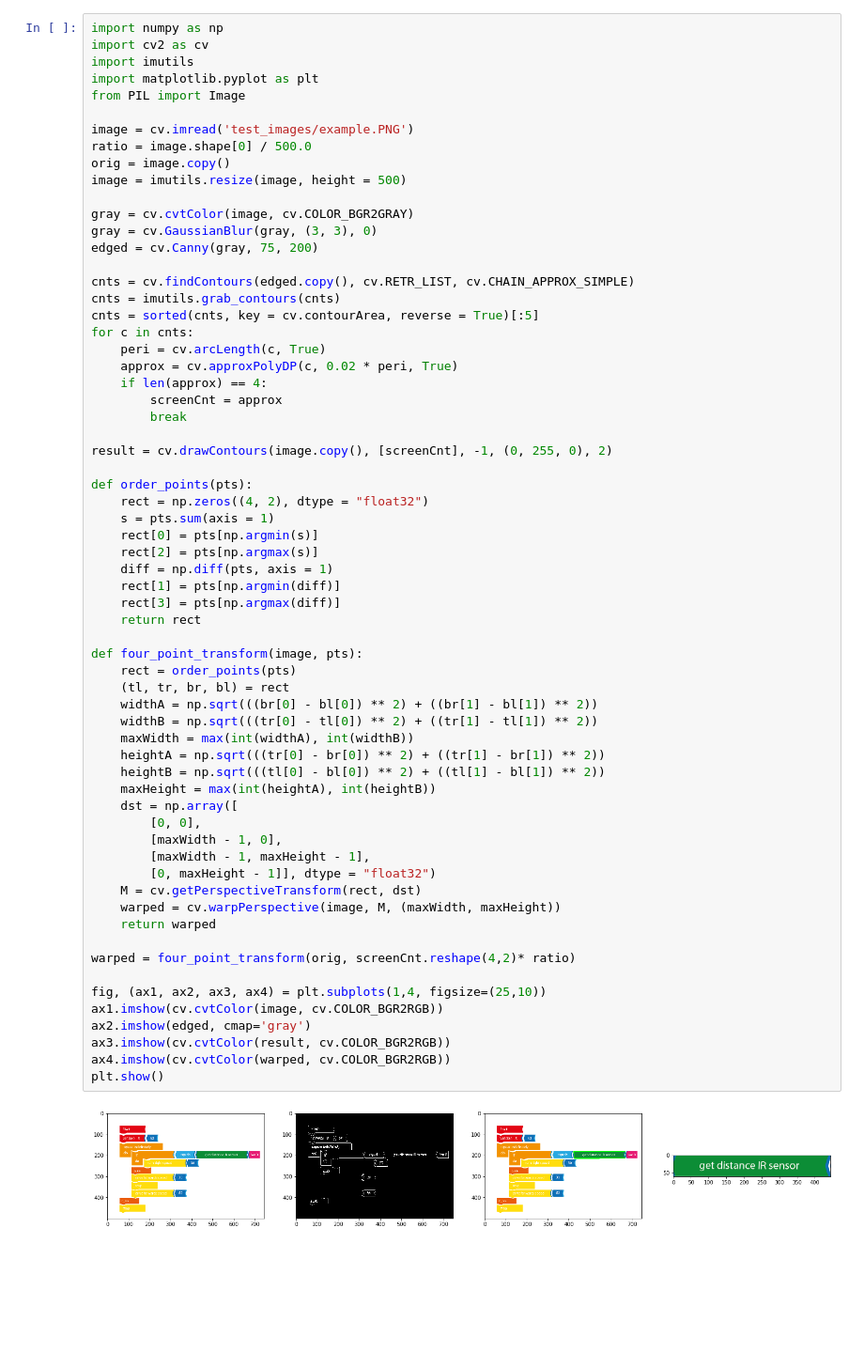
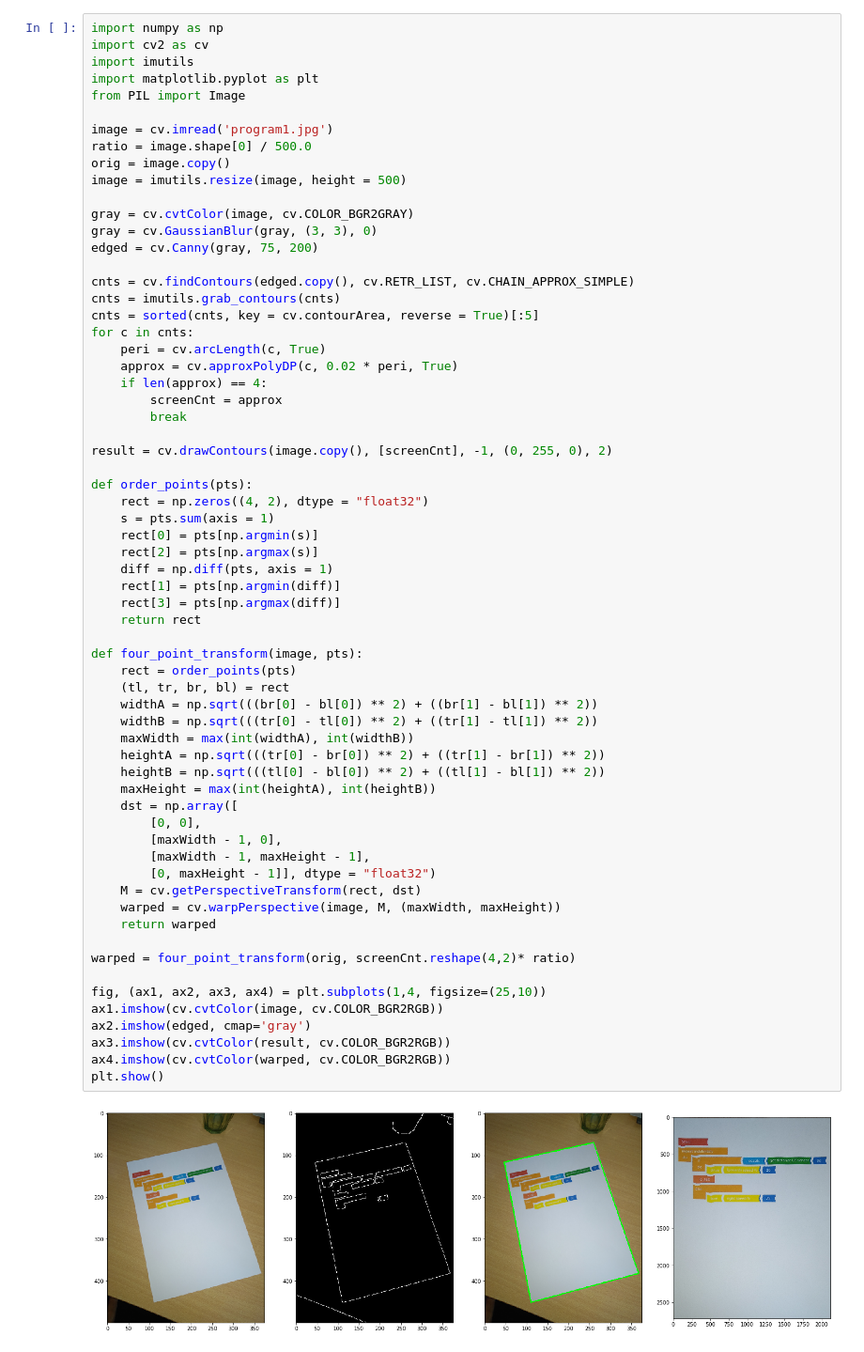
Before and after one commit to VasilisPoulos/tangibles-recognition, a Jupyter notebook: experimentation notebooks/perspective-transformation.ipynb, the cells around one changed output. Shown at 94% size. Cells and saved outputs as stored; diff of their text form; blank space fills up the shorter version.

```diff
--- a/experimentation notebooks/perspective-transformation.ipynb
+++ b/experimentation notebooks/perspective-transformation.ipynb
@@ -5,7 +5,7 @@ import imutils
 import matplotlib.pyplot as plt
 from PIL import Image
 
-image = cv.imread('test_images/example.PNG')
+image = cv.imread('program1.jpg')
 ratio = image.shape[0] / 500.0
 orig = image.copy()
 image = imutils.resize(image, height = 500)
@@ -36,31 +36,31 @@ def order_points(pts):
 	rect[3] = pts[np.argmax(diff)]
 	return rect
 
 def four_point_transform(image, pts):
 	rect = order_points(pts)
 	(tl, tr, br, bl) = rect
 	widthA = np.sqrt(((br[0] - bl[0]) ** 2) + ((br[1] - bl[1]) ** 2))
 	widthB = np.sqrt(((tr[0] - tl[0]) ** 2) + ((tr[1] - tl[1]) ** 2))
 	maxWidth = max(int(widthA), int(widthB))
 	heightA = np.sqrt(((tr[0] - br[0]) ** 2) + ((tr[1] - br[1]) ** 2))
 	heightB = np.sqrt(((tl[0] - bl[0]) ** 2) + ((tl[1] - bl[1]) ** 2))
 	maxHeight = max(int(heightA), int(heightB))
 	dst = np.array([
 		[0, 0],
 		[maxWidth - 1, 0],
 		[maxWidth - 1, maxHeight - 1],
 		[0, maxHeight - 1]], dtype = "float32")
 	M = cv.getPerspectiveTransform(rect, dst)
 	warped = cv.warpPerspective(image, M, (maxWidth, maxHeight))
 	return warped
 
 warped = four_point_transform(orig, screenCnt.reshape(4,2)* ratio)
 
 fig, (ax1, ax2, ax3, ax4) = plt.subplots(1,4, figsize=(25,10))
 ax1.imshow(cv.cvtColor(image, cv.COLOR_BGR2RGB))
 ax2.imshow(edged, cmap='gray')
 ax3.imshow(cv.cvtColor(result, cv.COLOR_BGR2RGB))
 ax4.imshow(cv.cvtColor(warped, cv.COLOR_BGR2RGB))
 plt.show()
 # %% [output]
-[figure, old version]
+[figure, new version]
```
Also changed, not shown: 8 other files.
